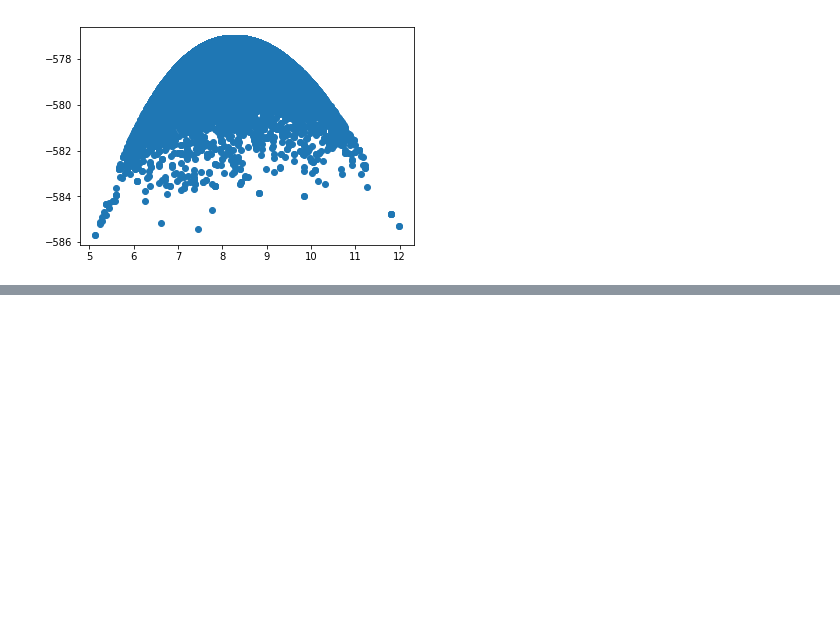
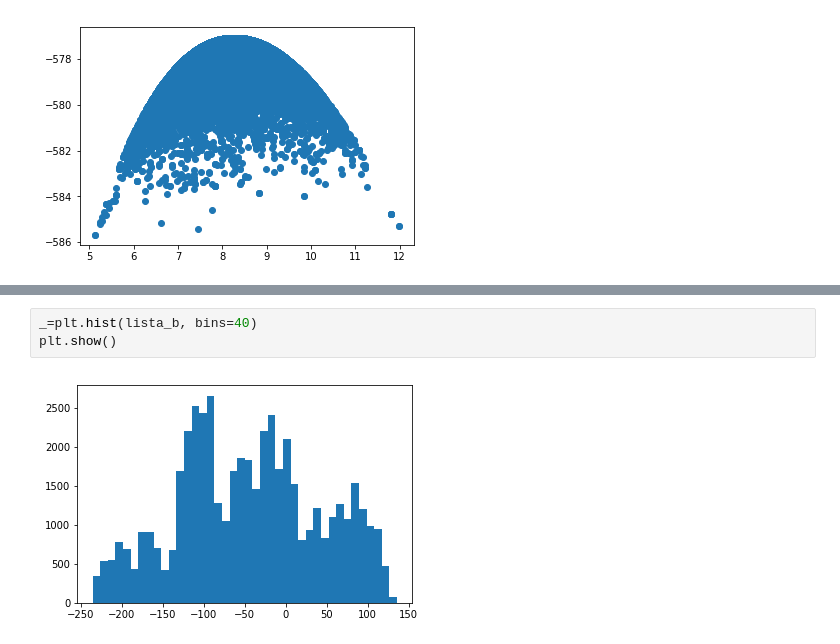
Before and after one commit to JoseMontanaC/Metodos_Computacionales, a Jupyter notebook: Repaso_Ejercicios/Ejercicio_9/Ejercicio_9.ipynb, the cells around one changed output, grey strips where cells are left out. Saved outputs shown, nothing was run; the diff lists cells and outputs as text; blank space fills up the shorter version.

```diff
--- a/Repaso_Ejercicios/Ejercicio_9/Ejercicio_9.ipynb
+++ b/Repaso_Ejercicios/Ejercicio_9/Ejercicio_9.ipynb
@@ -101,0 +164,5 @@ plt.scatter(param[:,1], posterior)
+# %%
+_=plt.hist(lista_b, bins=40)
+plt.show()
+# %% [output]
+[figure, added]
```
Also changed, not shown: parts of 8 cells of this notebook.
